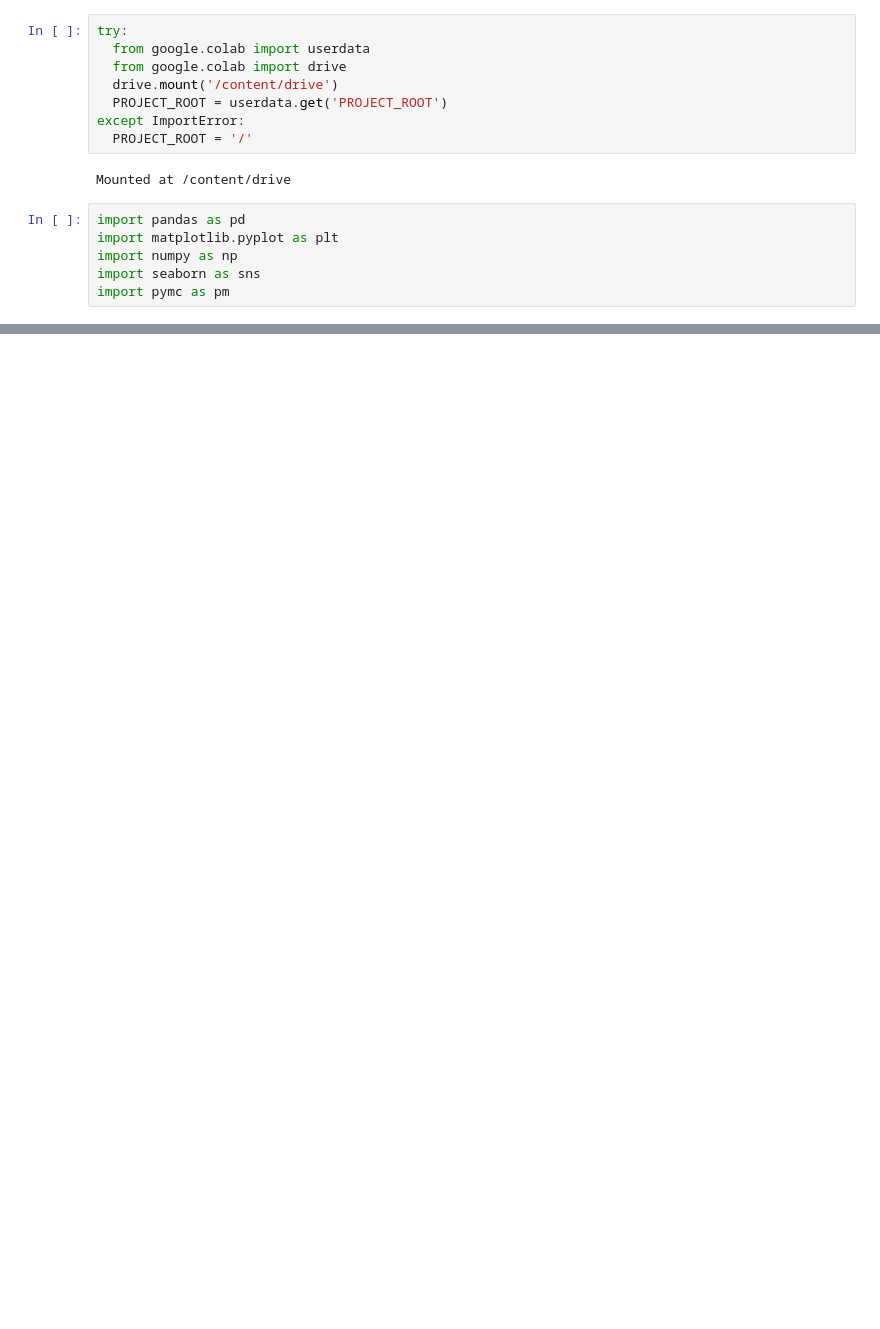
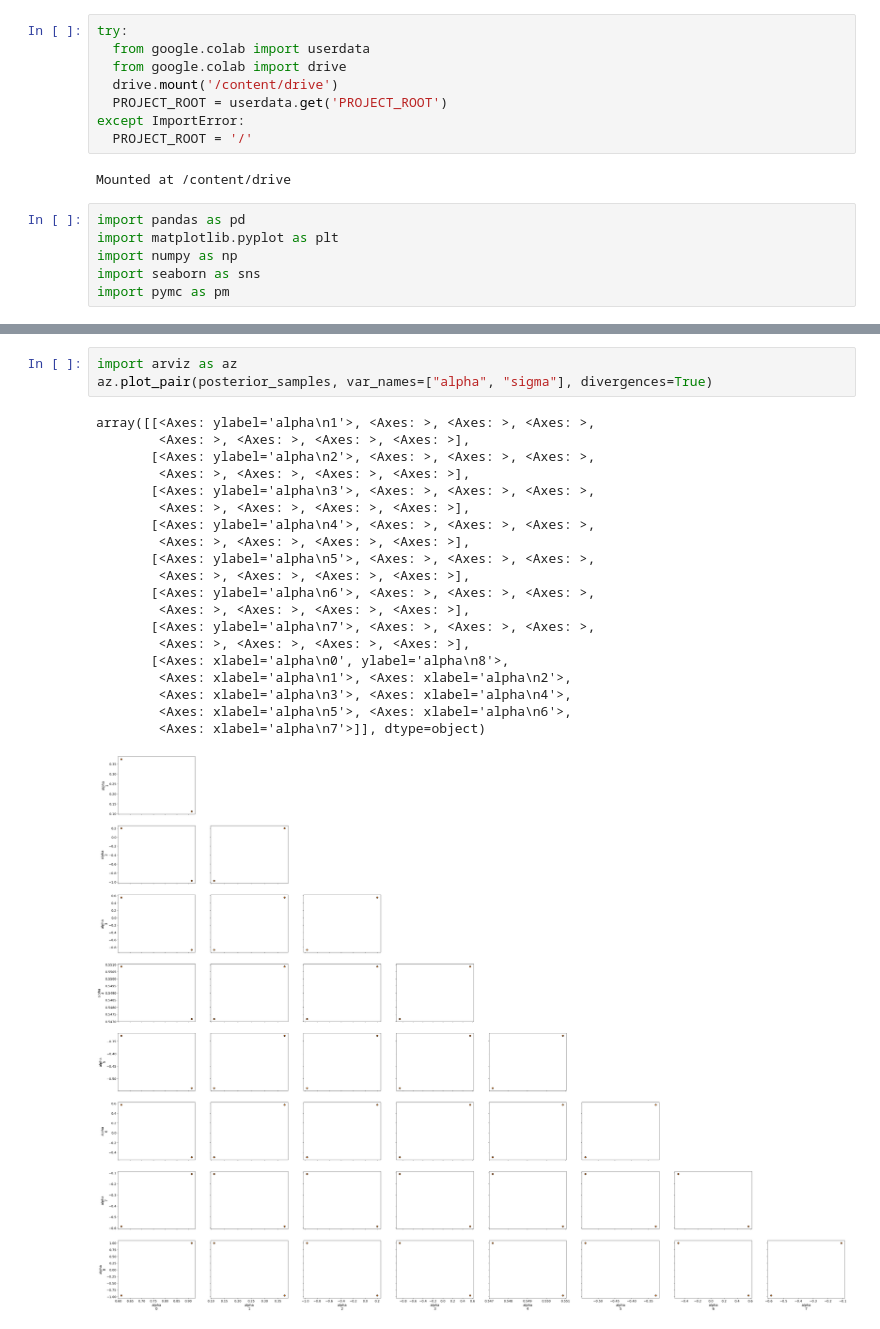
Before and after one commit to LuSyo/Health-ML-Bias-Experiments, a Jupyter notebook: notebooks/02_CAD_counterfactual_fairness.ipynb, the cells around one changed output, grey strips where cells are left out. Saved outputs shown, nothing was run; the diff lists cells and outputs as text; blank space fills up the shorter version.

```diff
--- a/notebooks/02_CAD_counterfactual_fairness.ipynb
+++ b/notebooks/02_CAD_counterfactual_fairness.ipynb
@@ -182,0 +261,24 @@ with pm.Model() as causal_model:
+# %%
+import arviz as az
+az.plot_pair(posterior_samples, var_names=["alpha", "sigma"], divergences=True)
+# %% [output]
+array([[<Axes: ylabel='alpha\n1'>, <Axes: >, <Axes: >, <Axes: >,
+        <Axes: >, <Axes: >, <Axes: >, <Axes: >],
+       [<Axes: ylabel='alpha\n2'>, <Axes: >, <Axes: >, <Axes: >,
+        <Axes: >, <Axes: >, <Axes: >, <Axes: >],
+       [<Axes: ylabel='alpha\n3'>, <Axes: >, <Axes: >, <Axes: >,
+        <Axes: >, <Axes: >, <Axes: >, <Axes: >],
+       [<Axes: ylabel='alpha\n4'>, <Axes: >, <Axes: >, <Axes: >,
+        <Axes: >, <Axes: >, <Axes: >, <Axes: >],
+       [<Axes: ylabel='alpha\n5'>, <Axes: >, <Axes: >, <Axes: >,
+        <Axes: >, <Axes: >, <Axes: >, <Axes: >],
+       [<Axes: ylabel='alpha\n6'>, <Axes: >, <Axes: >, <Axes: >,
+        <Axes: >, <Axes: >, <Axes: >, <Axes: >],
+       [<Axes: ylabel='alpha\n7'>, <Axes: >, <Axes: >, <Axes: >,
+        <Axes: >, <Axes: >, <Axes: >, <Axes: >],
+       [<Axes: xlabel='alpha\n0', ylabel='alpha\n8'>,
+        <Axes: xlabel='alpha\n1'>, <Axes: xlabel='alpha\n2'>,
+        <Axes: xlabel='alpha\n3'>, <Axes: xlabel='alpha\n4'>,
+        <Axes: xlabel='alpha\n5'>, <Axes: xlabel='alpha\n6'>,
+        <Axes: xlabel='alpha\n7'>]], dtype=object)
+[figure, added]
```
Also changed, not shown: parts of 2 cells of this notebook.
